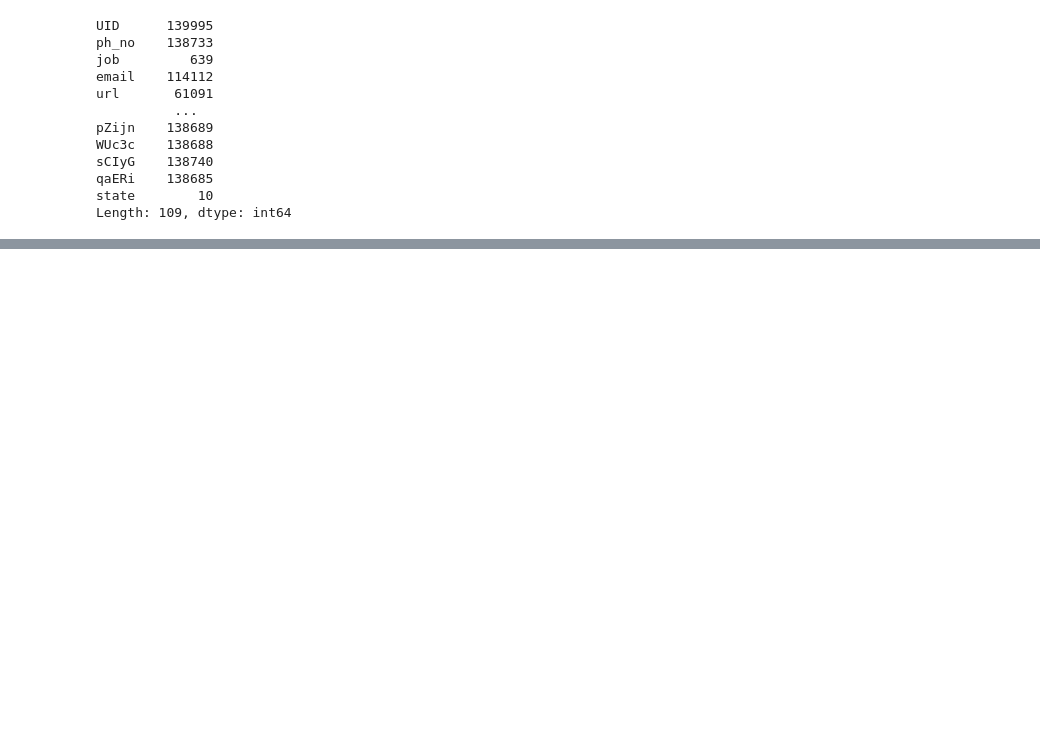
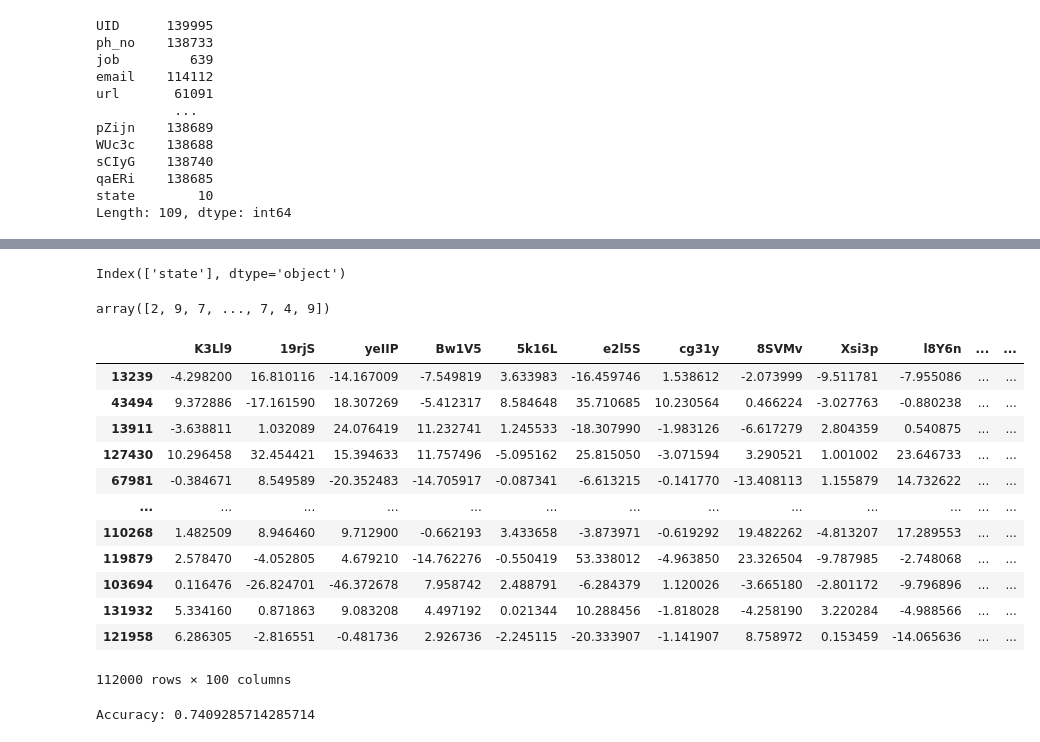
Before and after one commit to Sudeesh07/chinese-number-identification, a Jupyter notebook: hellweek.ipynb, the cells around one changed output, grey strips where cells are left out. Drawn from its saved outputs; the diff is of its cells as text; code cells hidden in the pictures; blank space fills up the shorter version.

```diff
--- a/hellweek.ipynb
+++ b/hellweek.ipynb
@@ -84,3 +71,23 @@ sCIyG    138740
 qaERi    138685
 state        10
 Length: 109, dtype: int64
+# %%
+def cleaner(row):
+
+    if row in [np.nan,'nan',0.0]:
+        return row
+    else:
+        x,y=6,-6
+        try:
+            return float(row[x:y])
+        except:
+            print(f'{row, type(row)}, exception')
+def pre_process(df, mode):
+    df = df.drop(['UID', 'ph_no', 'cvv', 'credit_card_number', 'job', 'email', 'url', 'country', 'emoji', 'name'], axis=1)
+    n = len(df.columns) if mode == 'test' else -1
+    for i in df.columns[:n]:
+        df[i] = df[i].apply(cleaner)
+        print(f'{i} - Success!!!')
+    df = df.fillna(df.median())
+    return df
+df = pre_process(df, 'train')
@@ -98,0 +134,50 @@ model.compile(optimizer='adam', loss='categorical_crossentropy', metrics=['accur
+# %%
+categorical_columns = df.select_dtypes(include=['object']).columns
+df.select_dtypes(include=['object']).columns
+# %% [output]
+Index(['state'], dtype='object')
+# %%
+from sklearn.preprocessing import LabelEncoder as LE
+x=df.drop('state',axis=1)
+y=df['state']
+le=LE()
+y=le.fit_transform(y)
+# %%
+y
+# %% [output]
+array([2, 9, 7, ..., 7, 4, 9])
+# %%
+from sklearn.model_selection import train_test_split
+import pandas as pd
+X_train, X_test, y_train, y_test = train_test_split(x, y, test_size=0.2, random_state=42)
+X_train
+len(X_train),len(y_train),len(X_test),len(y_test)
+X_train
+# %% [output]
+|  | K3Ll9 | 19rjS | yeIIP | Bw1V5 | 5k16L | e2l5S | cg31y | 8SVMv | Xsi3p | l8Y6n | ... | ... |
+| 13239 | -4.298200 | 16.810116 | -14.167009 | -7.549819 | 3.633983 | -16.459746 | 1.538612 | -2.073999 | -9.511781 | -7.955086 | ... | ... |
+| 43494 | 9.372886 | -17.161590 | 18.307269 | -5.412317 | 8.584648 | 35.710685 | 10.230564 | 0.466224 | -3.027763 | -0.880238 | ... | ... |
+| 13911 | -3.638811 | 1.032089 | 24.076419 | 11.232741 | 1.245533 | -18.307990 | -1.983126 | -6.617279 | 2.804359 | 0.540875 | ... | ... |
+| 127430 | 10.296458 | 32.454421 | 15.394633 | 11.757496 | -5.095162 | 25.815050 | -3.071594 | 3.290521 | 1.001002 | 23.646733 | ... | ... |
+| 67981 | -0.384671 | 8.549589 | -20.352483 | -14.705917 | -0.087341 | -6.613215 | -0.141770 | -13.408113 | 1.155879 | 14.732622 | ... | ... |
+| ... | ... | ... | ... | ... | ... | ... | ... | ... | ... | ... | ... | ... |
+| 110268 | 1.482509 | 8.946460 | 9.712900 | -0.662193 | 3.433658 | -3.873971 | -0.619292 | 19.482262 | -4.813207 | 17.289553 | ... | ... |
+| 119879 | 2.578470 | -4.052805 | 4.679210 | -14.762276 | -0.550419 | 53.338012 | -4.963850 | 23.326504 | -9.787985 | -2.748068 | ... | ... |
+| 103694 | 0.116476 | -26.824701 | -46.372678 | 7.958742 | 2.488791 | -6.284379 | 1.120026 | -3.665180 | -2.801172 | -9.796896 | ... | ... |
+| 131932 | 5.334160 | 0.871863 | 9.083208 | 4.497192 | 0.021344 | 10.288456 | -1.818028 | -4.258190 | 3.220284 | -4.988566 | ... | ... |
+| 121958 | 6.286305 | -2.816551 | -0.481736 | 2.926736 | -2.245115 | -20.333907 | -1.141907 | 8.758972 | 0.153459 | -14.065636 | ... | ... |
+112000 rows × 100 columns
+# %%
+from sklearn.ensemble import RandomForestClassifier
+from sklearn.metrics import accuracy_score
+
+rf_classifier = RandomForestClassifier(n_estimators=100, random_state=42)
+
+# Train the classifier on the training data
+rf_classifier.fit(X_train, y_train)
+# Predict on the test data
+y_pred = rf_classifier.predict(X_test)
+accuracy = accuracy_score(y_test, y_pred)
+print(f"Accuracy: {accuracy}")
+# %% [output]
+Accuracy: 0.7409285714285714
```
Also changed, not shown: parts of 7 cells of this notebook.
